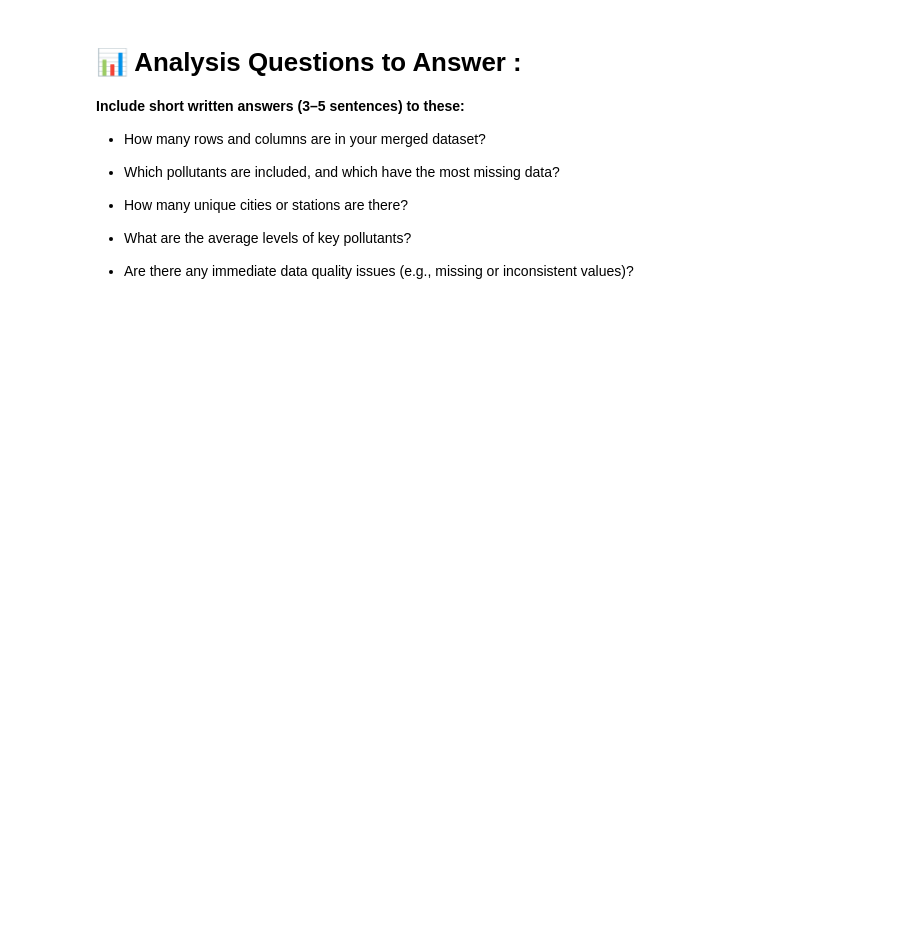
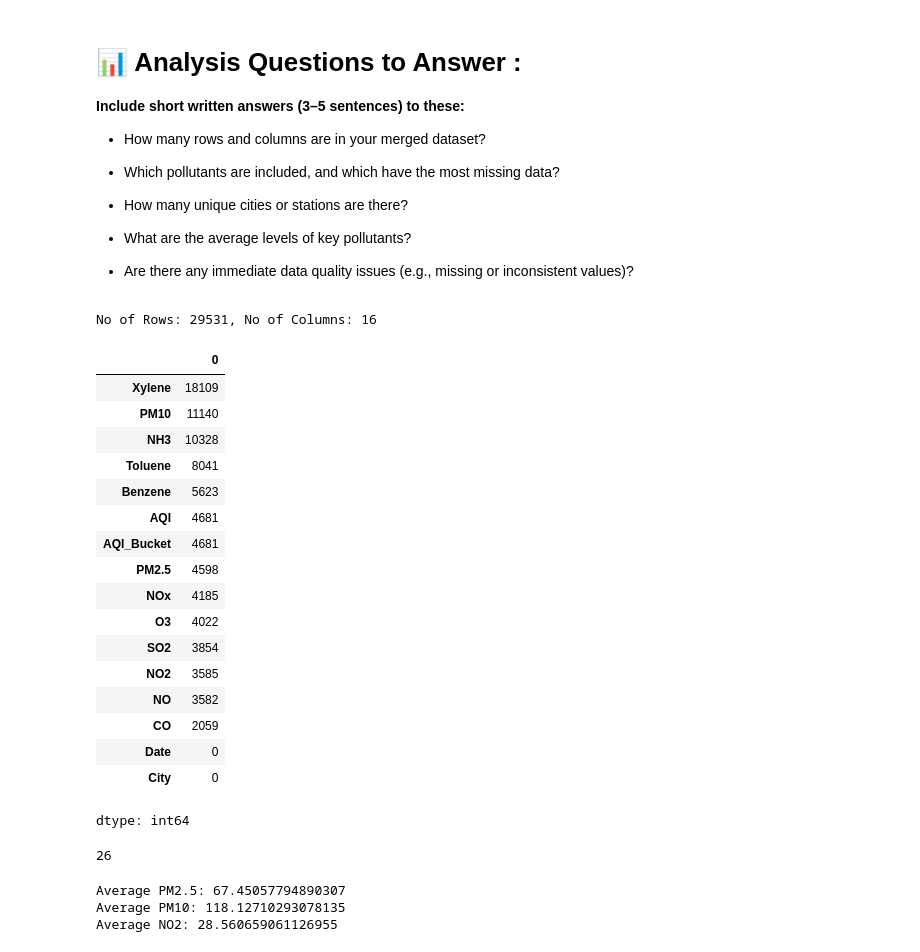
Before and after one commit to geerthana97/programming_for_data_analysis_S1_25, a Jupyter notebook: Week5_workshop4__Pandas_Part2.ipynb, the cells around one changed output. Cells and saved outputs as stored; diff of their text form; code cells hidden in the pictures; blank space fills up the shorter version.

```diff
--- a/Week5_workshop4__Pandas_Part2.ipynb
+++ b/Week5_workshop4__Pandas_Part2.ipynb
@@ -172,3 +298,46 @@ display(missing_values.style.background_gradient(cmap='Blues'))
 * What are the average levels of key pollutants?
 
 * Are there any immediate data quality issues (e.g., missing or inconsistent values)?
+# %%
+# How many rows and columns are in your merged dataset
+print(f'No of Rows: {df.shape[0]}, No of Columns: {df.shape[1]}')
+# %% [output]
+No of Rows: 29531, No of Columns: 16
+# %%
+# Which pollutants are included, and which have the most missing data
+df.isna().sum().sort_values(ascending=False)
+# %% [output]
+|  | 0 |
+| Xylene | 18109 |
+| PM10 | 11140 |
+| NH3 | 10328 |
+| Toluene | 8041 |
+| Benzene | 5623 |
+| AQI | 4681 |
+| AQI_Bucket | 4681 |
+| PM2.5 | 4598 |
+| NOx | 4185 |
+| O3 | 4022 |
+| SO2 | 3854 |
+| NO2 | 3585 |
+| NO | 3582 |
+| CO | 2059 |
+| Date | 0 |
+| City | 0 |
+dtype: int64
+# %%
+# How many unique cities
+df['City'].nunique()
+# %% [output]
+26
+# %%
+# What are the average levels of key pollutants
+df.describe()
+
+print(f"Average PM2.5: {df['PM2.5'].mean()}")
+print(f"Average PM10: {df['PM10'].mean()}")
+print(f"Average NO2: {df['NO2'].mean()}")
+# %% [output]
+Average PM2.5: 67.45057794890307
+Average PM10: 118.12710293078135
+Average NO2: 28.560659061126955
```
Also changed, not shown: parts of 12 cells of this notebook.
